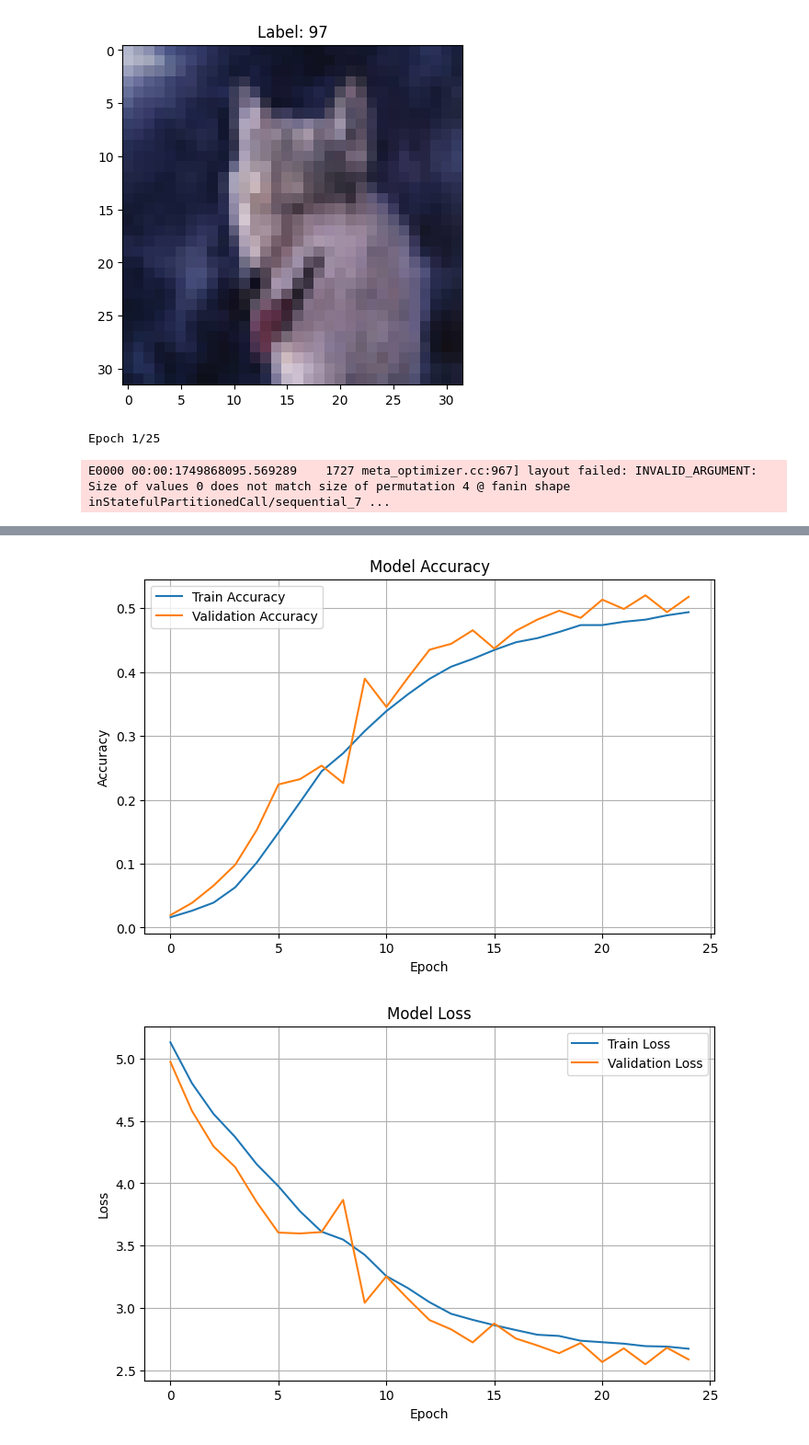
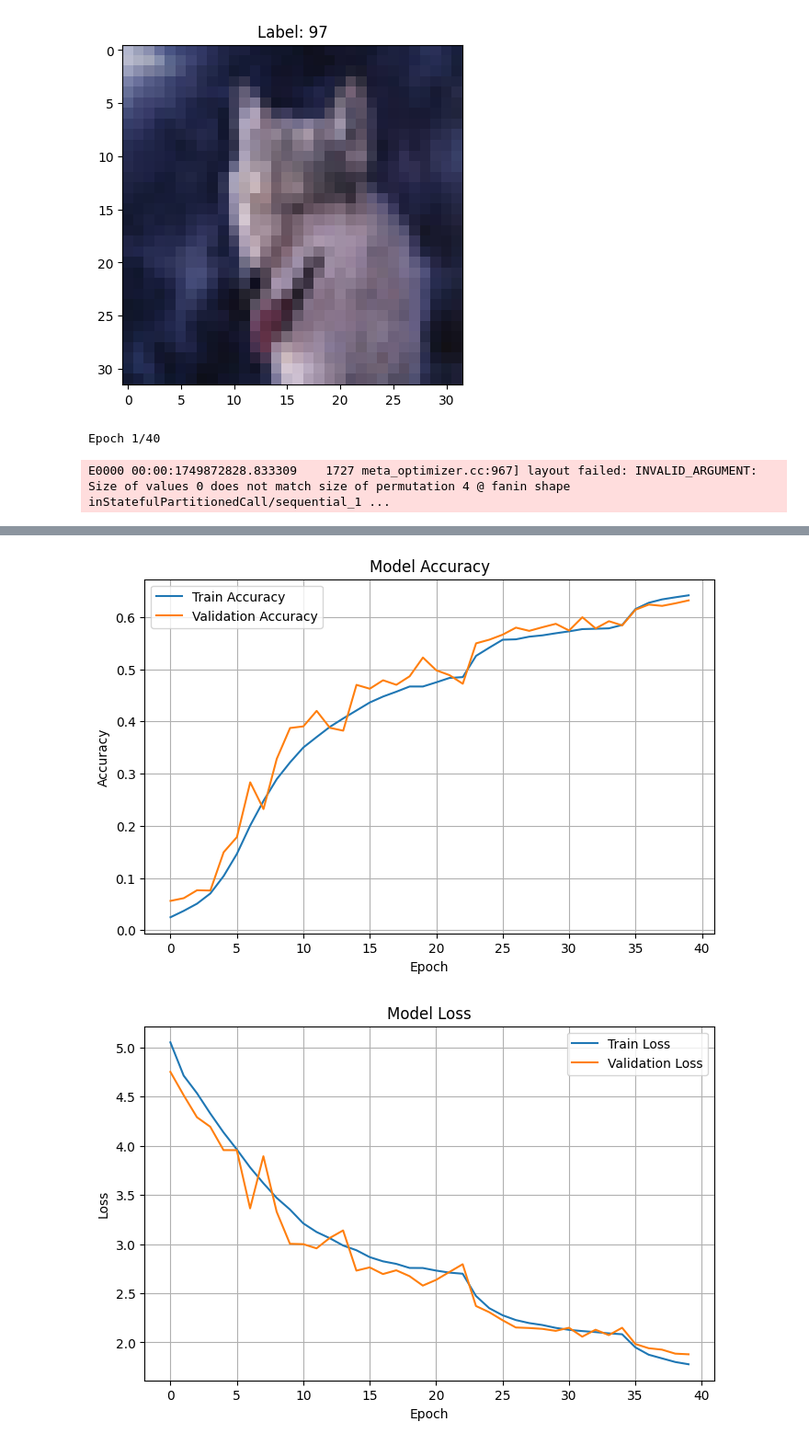
Before and after one commit to minhnhatmai/AIGC550_Advanced_Deep_Learning_Lab06_CNN, a Jupyter notebook: MinhNhat_Mai_Lab06.ipynb, the cells around one changed output, grey strips where cells are left out. Shown at 92% size. Saved outputs shown, nothing was run; the diff lists cells and outputs as text; code cells hidden in the pictures.

```diff
--- a/MinhNhat_Mai_Lab06.ipynb
+++ b/MinhNhat_Mai_Lab06.ipynb
@@ -108,7 +108,7 @@ model = models.Sequential([
 # %%
 # --- Optimizer and Training Setup ---
 batch_size = 64
-epochs = 25
+epochs = 40
 
 optimizer = AdamW(learning_rate=1e-3, weight_decay=weight_decay)
 
@@ -160,5 +160,5 @@ plt.legend()
 plt.grid(True)
 plt.show()
 # %% [output]
-Epoch 1/25
+Epoch 1/40
-E0000 00:00:1749868095.569289    1727 meta_optimizer.cc:967] layout failed: INVALID_ARGUMENT: Size of values 0 does not match size of permutation 4 @ fanin shape inStatefulPartitionedCall/sequential_7 ...
+E0000 00:00:1749872828.833309    1727 meta_optimizer.cc:967] layout failed: INVALID_ARGUMENT: Size of values 0 does not match size of permutation 4 @ fanin shape inStatefulPartitionedCall/sequential_1 ...
@@ -182,5 +182,5 @@ Test accuracy: 0.5196
-[figure, old version]
+[figure, new version]
-[figure, old version]
+[figure, new version]
 # %%
 lrs = []
 for i in range(len(history.history['loss'])):
```
Also changed, not shown: parts of 2 cells of this notebook, 8 other files.
